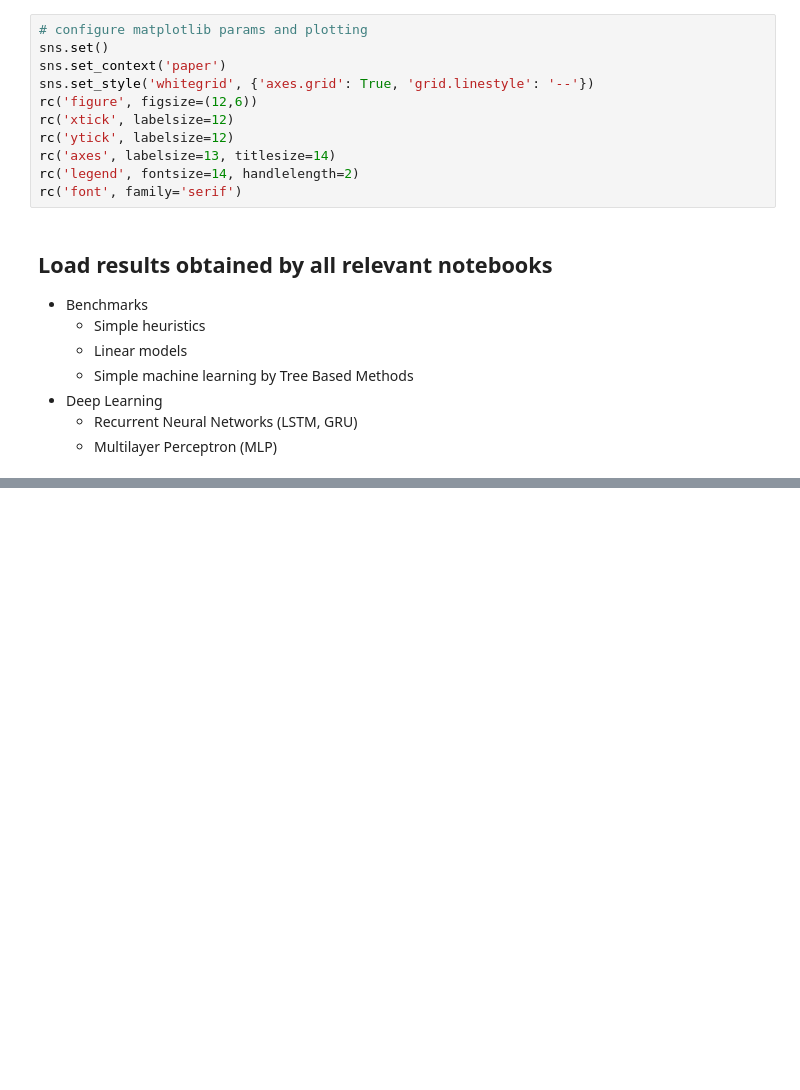
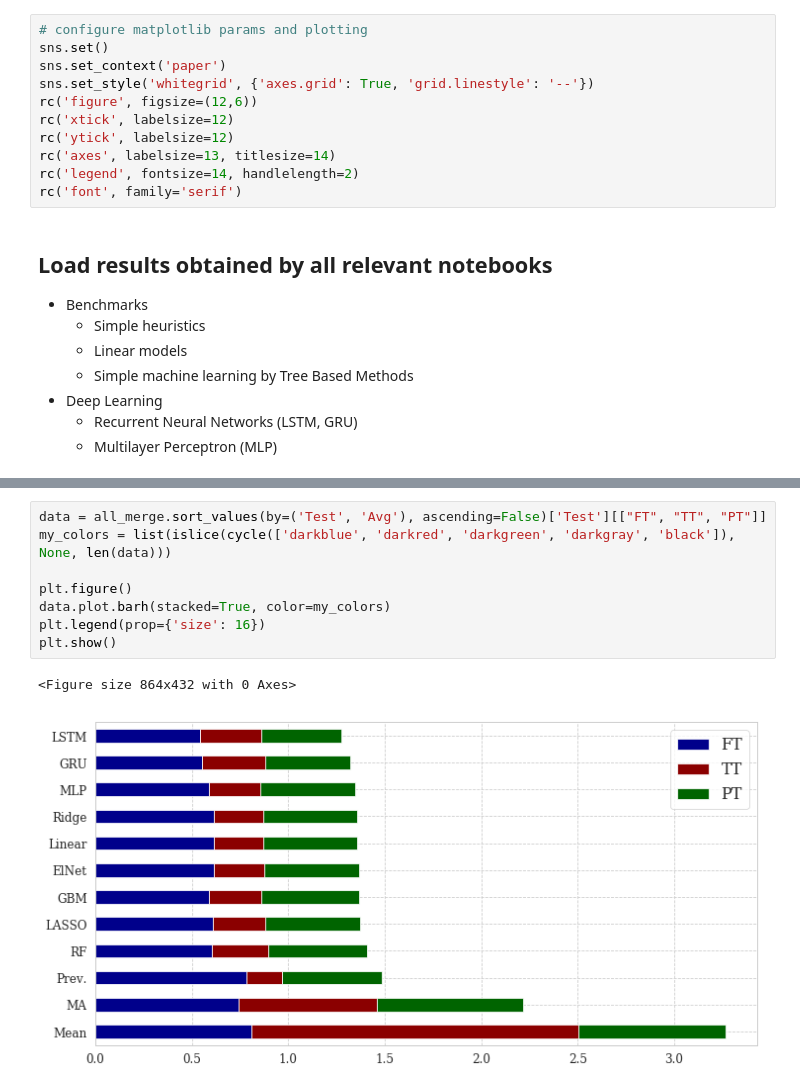
Before and after one commit to hreiten/master-thesis, a Jupyter notebook: src/summary_and_analysis.ipynb, the cells around one changed output, grey strips where cells are left out. Drawn from its saved outputs; the diff is of its cells as text; blank space fills up the shorter version.

```diff
--- a/src/summary_and_analysis.ipynb
+++ b/src/summary_and_analysis.ipynb
@@ -102,0 +227,11 @@ benchmarks_merge
+# %%
+data = all_merge.sort_values(by=('Test', 'Avg'), ascending=False)['Test'][["FT", "TT", "PT"]]
+my_colors = list(islice(cycle(['darkblue', 'darkred', 'darkgreen', 'darkgray', 'black']), None, len(data)))
+
+plt.figure()
+data.plot.barh(stacked=True, color=my_colors)
+plt.legend(prop={'size': 16})
+plt.show()
+# %% [output]
+<Figure size 864x432 with 0 Axes>
+[figure, added]
```
Also changed, not shown: parts of 24 cells of this notebook, 38 other files.
